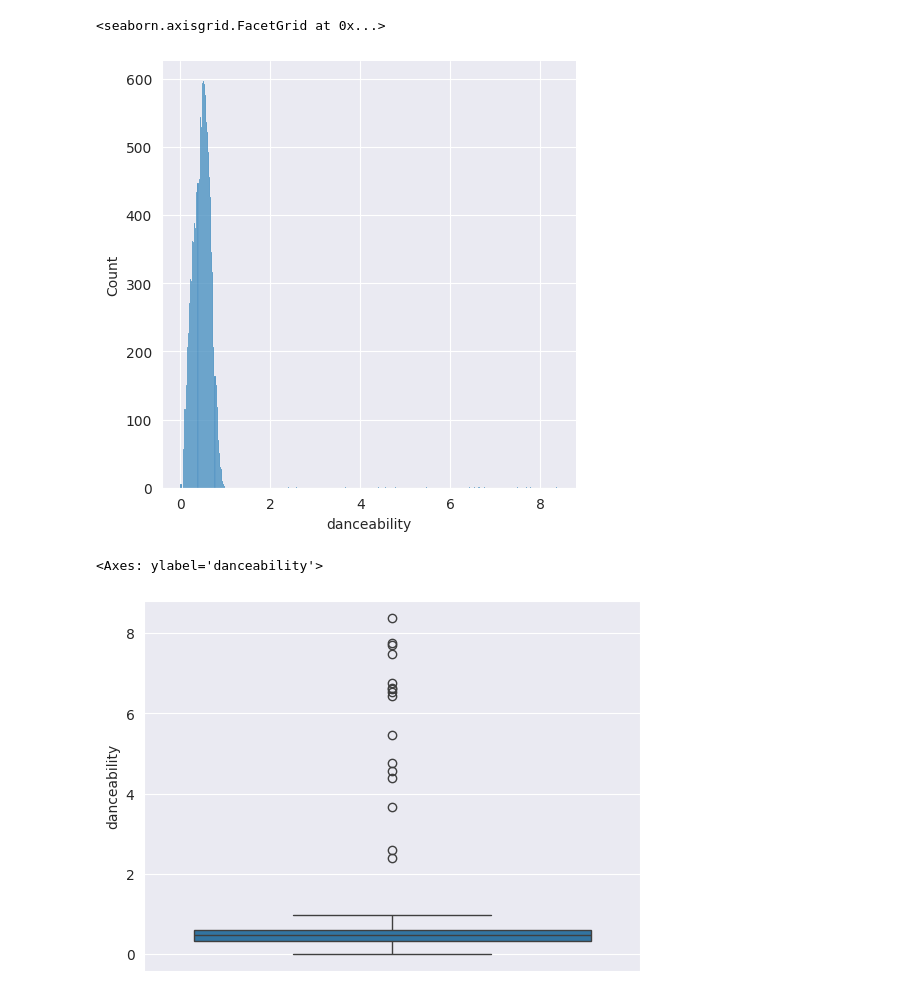
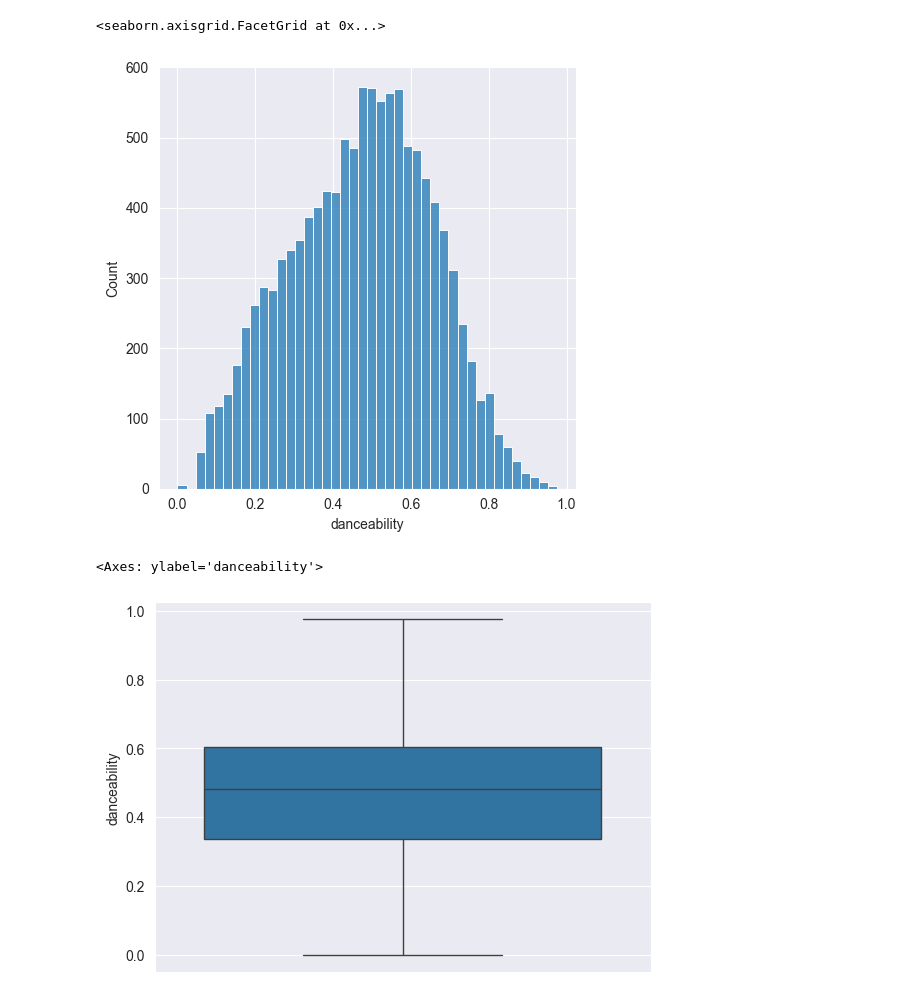
Before and after one commit to LiquiNaut/SUNS-zadanie-1, a Jupyter notebook: main.ipynb, the cells around one changed output. Cells and saved outputs as stored; diff of their text form; code cells hidden in the pictures.

```diff
--- a/main.ipynb
+++ b/main.ipynb
@@ -10,7 +14,7 @@ from sklearn.preprocessing import MinMaxScaler
 from sklearn.neural_network import MLPClassifier
 # %%
 # Definujte cestu k CSV súboru s datasetom Iris
-songs_dataset = "zadanie1_dataset_number_only.csv"
+songs_dataset = "zadanie1_dataset.csv"
 
 # Načítajte dataset s použitím Pandas
 df = pd.read_csv(songs_dataset)
@@ -51,0 +31,19 @@ df.describe()
+# %%
+columns_to_remove = ['name', 'url', 'genres', 'filtered_genres', 'duration_ms']
+df_without_specified_columns = df.drop(columns=columns_to_remove)
+# %%
+# vymazanie outlierov pomocou setnutia hodnot(dole v zadani)
+df_without_specified_columns = df_without_specified_columns[(df_without_specified_columns['danceability'] >= 0.0) & (df_without_specified_columns['danceability'] <= 1.0)]
+df_without_specified_columns = df_without_specified_columns[(df_without_specified_columns['energy'] >= 0.0) & (df_without_specified_columns['energy'] <= 1.0)]
+df_without_specified_columns = df_without_specified_columns[(df_without_specified_columns['loudness'] >= -60) & (df_without_specified_columns['loudness'] <= 0)]
+df_without_specified_columns = df_without_specified_columns[(df_without_specified_columns['speechiness'] >= 0.0) & (df_without_specified_columns['speechiness'] <= 1.0)]
+df_without_specified_columns = df_without_specified_columns[(df_without_specified_columns['acousticness'] >= 0.0) & (df_without_specified_columns['acousticness'] <= 1.0)]
+df_without_specified_columns = df_without_specified_columns[(df_without_specified_columns['instrumentalness'] >= 0.0) & (df_without_specified_columns['instrumentalness'] <= 1.0)]
+df_without_specified_columns = df_without_specified_columns[(df_without_specified_columns['liveness'] >= 0.0) & (df_without_specified_columns['liveness'] <= 1.0)]
+df_without_specified_columns = df_without_specified_columns[(df_without_specified_columns['liveness'] >= 0.0) & (df_without_specified_columns['liveness'] <= 1.0)]
+df_without_specified_columns = df_without_specified_columns[(df_without_specified_columns['popularity'] >= 0.0) & (df_without_specified_columns['popularity'] <= 100.0)]
+# %%
+# odstranenie null hodnot
+df_without_specified_columns = df_without_specified_columns.dropna(how='any')
+
+df_without_specified_columns.isnull().sum().sum()
@@ -52,10 +70,10 @@ df.describe()
 # %%
-sns.displot(df['danceability'])
+sns.displot(df_without_specified_columns['danceability'])
 # %% [output]
 <seaborn.axisgrid.FacetGrid at 0x...>
-[figure, old version]
+[figure, new version]
 # %%
-sns.boxplot(df['danceability'])
+sns.boxplot(df_without_specified_columns['danceability'])
 # %% [output]
 <Axes: ylabel='danceability'>
-[figure, old version]
+[figure, new version]
```
Also changed, not shown: parts of 31 cells of this notebook, 2 other files.
